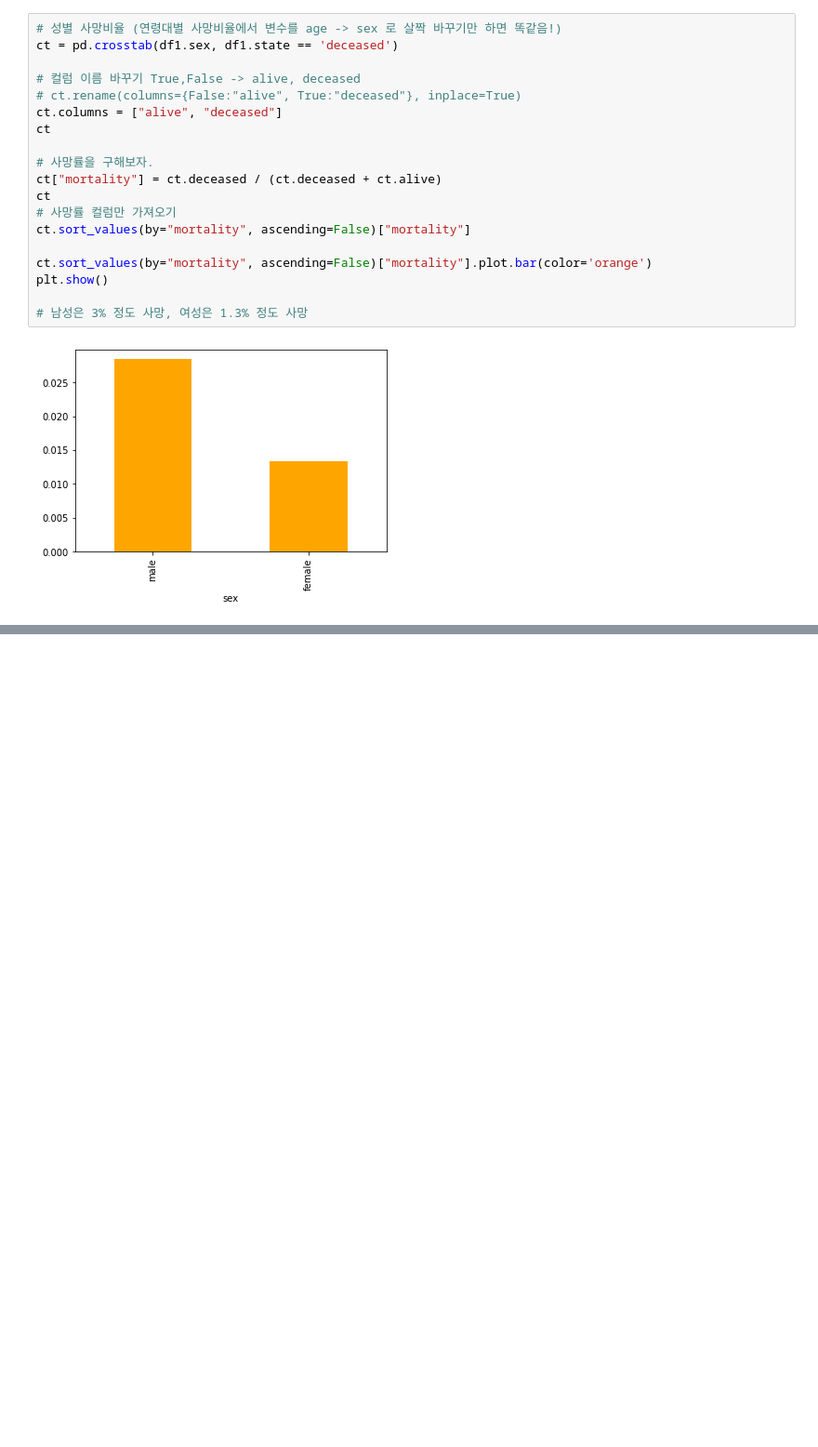
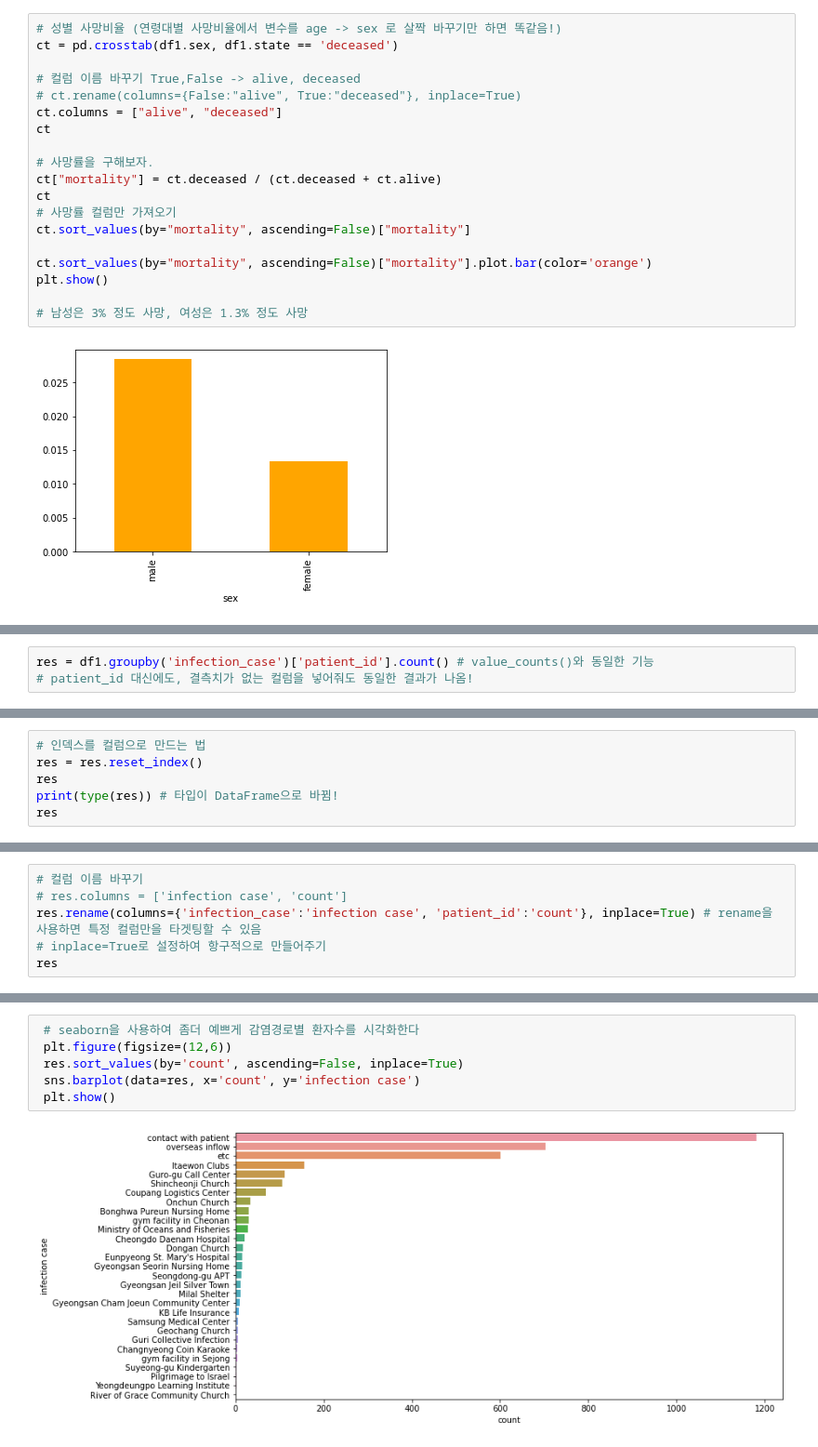
Before and after one commit to yeonnex/Colab, a Jupyter notebook: 코로나시각화.ipynb, the cells around one changed output, grey strips where cells are left out. Shown: that part at 93% size. Saved outputs shown, nothing was run; the diff lists cells and outputs as text; blank space fills up the shorter version.

```diff
--- a/코로나시각화.ipynb
+++ b/코로나시각화.ipynb
@@ -432,0 +465,3 @@ plt.show()
+# %%
+res = df1.groupby('infection_case')['patient_id'].count() # value_counts()와 동일한 기능
+# patient_id 대신에도, 결측치가 없는 컬럼을 넣어줘도 동일한 결과가 나옴!
@@ -432,0 +489,6 @@ plt.show()
+# %%
+# 인덱스를 컬럼으로 만드는 법
+res = res.reset_index()
+res
+print(type(res)) # 타입이 DataFrame으로 바뀜!
+res
@@ -432,0 +514,6 @@ plt.show()
+# %%
+# 컬럼 이름 바꾸기
+# res.columns = ['infection case', 'count']
+res.rename(columns={'infection_case':'infection case', 'patient_id':'count'}, inplace=True) # rename을 사용하면 특정 컬럼만을 타겟팅할 수 있음
+# inplace=True로 설정하여 항구적으로 만들어주기
+res
@@ -432,0 +544,8 @@ plt.show()
+# %%
+ # seaborn을 사용하여 좀더 예쁘게 감염경로별 환자수를 시각화한다
+ plt.figure(figsize=(12,6))
+ res.sort_values(by='count', ascending=False, inplace=True)
+ sns.barplot(data=res, x='count', y='infection case')
+ plt.show()
+# %% [output]
+[figure, added]
```
Also changed, not shown: parts of 18 cells of this notebook.
